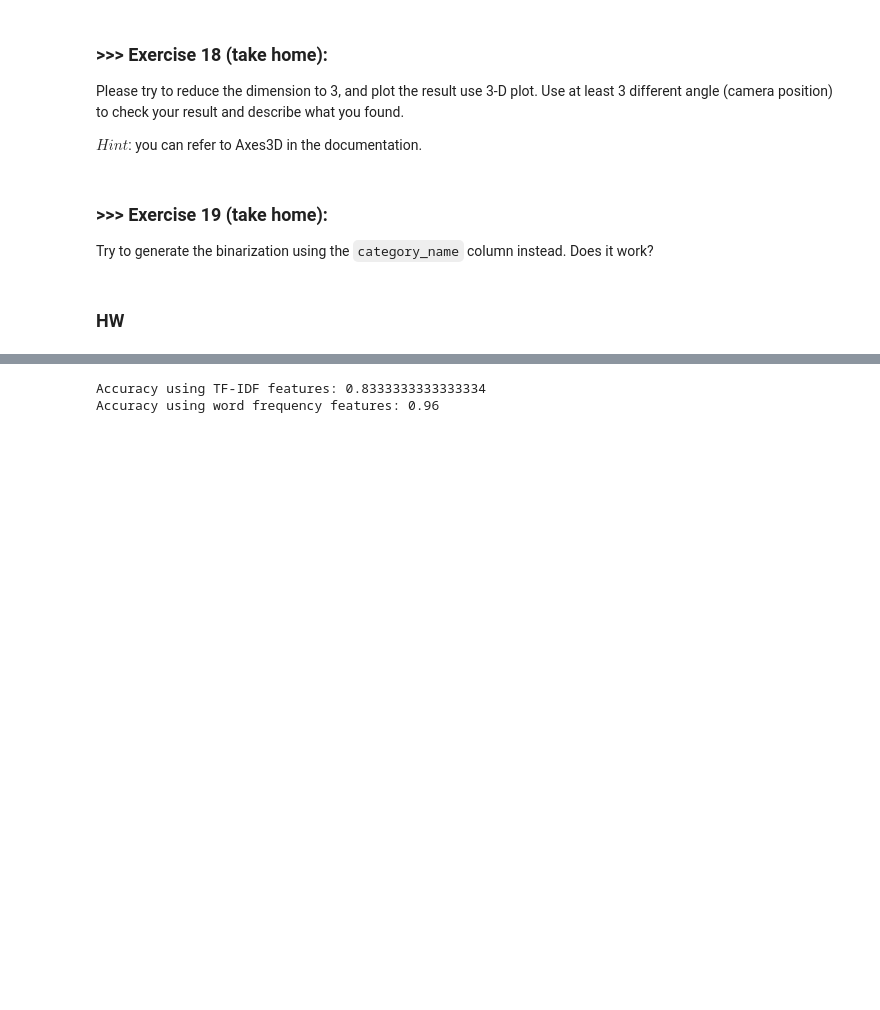
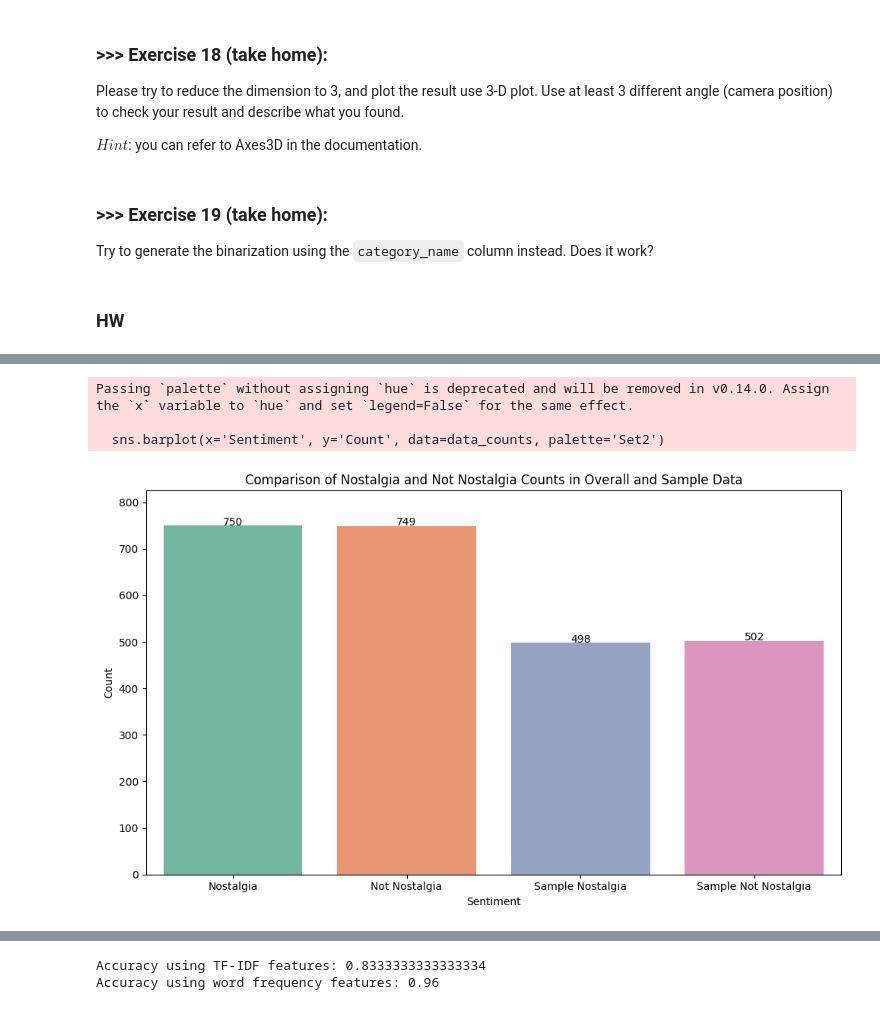
Before and after one commit to Sohuan/DM2024-Lab1-Homework, a Jupyter notebook: DM2024-Lab1-Homework.ipynb, the cells around one changed output, grey strips where cells are left out. Saved outputs shown, nothing was run; the diff lists cells and outputs as text; code cells hidden in the pictures; blank space fills up the shorter version.

```diff
--- a/DM2024-Lab1-Homework.ipynb
+++ b/DM2024-Lab1-Homework.ipynb
@@ -313,0 +313,12 @@ To support symlinks on Windows, you either need to activate Developer Mode or to
+# %%
+import pandas as pd
+
+# Convert the 'Dataset' object to a pandas DataFrame
+df_train = pd.DataFrame(ds['train'])
+
+# Access the 'comment' column
+comments = df_train['comment']
+sentiments = df_train['sentiment']
+
+# Print the first few rows of the DataFrame
+print(df_train.head())
@@ -313,0 +340,5 @@ To support symlinks on Windows, you either need to activate Developer Mode or to
+# %%
+df_train = df_train.drop_duplicates()
+# %%
+sampled_data = df_train.sample(n=1000, random_state=42)
+print(sampled_data)
@@ -313,0 +360,45 @@ To support symlinks on Windows, you either need to activate Developer Mode or to
+# %%
+import pandas as pd
+import matplotlib.pyplot as plt
+import seaborn as sns
+
+# Calculate the counts of "nostalgia" and "not nostalgia" in the overall sentiment
+overall_nostalgia_count = (df_train['sentiment'] == 'nostalgia').sum()
+overall_not_nostalgia_count = (df_train['sentiment'] == 'not nostalgia').sum()
+
+# Calculate the counts of "nostalgia" and "not nostalgia" in the sample sentiment
+sample_nostalgia_count = (sampled_data['sentiment'] == 'nostalgia').sum()
+sample_not_nostalgia_count = (sampled_data['sentiment'] == 'not nostalgia').sum()
+
+# Create a DataFrame for plotting
+data_counts = pd.DataFrame({
+    'Sentiment': ['Nostalgia', 'Not Nostalgia', 'Sample Nostalgia', 'Sample Not Nostalgia'],
+    'Count': [
+        overall_nostalgia_count,
+        overall_not_nostalgia_count,
+        sample_nostalgia_count,
+        sample_not_nostalgia_count
+    ]
+})
+
+# Create the bar chart
+plt.figure(figsize=(10, 6))
+sns.barplot(x='Sentiment', y='Count', data=data_counts, palette='Set2')
+
+# Set title and y-axis limits
+plt.title('Comparison of Nostalgia and Not Nostalgia Counts in Overall and Sample Data')
+plt.ylim([0, max(data_counts['Count']) * 1.1])  # Dynamically set y-axis range
+plt.ylabel('Count')
+plt.xlabel('Sentiment')
+
+# Add count text on top of each bar
+for index, value in enumerate(data_counts['Count']):
+    plt.text(index, value + 1, str(value), ha='center')
+
+plt.tight_layout()
+plt.show()
+# %% [output]
+Passing `palette` without assigning `hue` is deprecated and will be removed in v0.14.0. Assign the `x` variable to `hue` and set `legend=False` for the same effect.
+
+  sns.barplot(x='Sentiment', y='Count', data=data_counts, palette='Set2')
+[figure, added]
```
Also changed, not shown: parts of 11 cells of this notebook.
